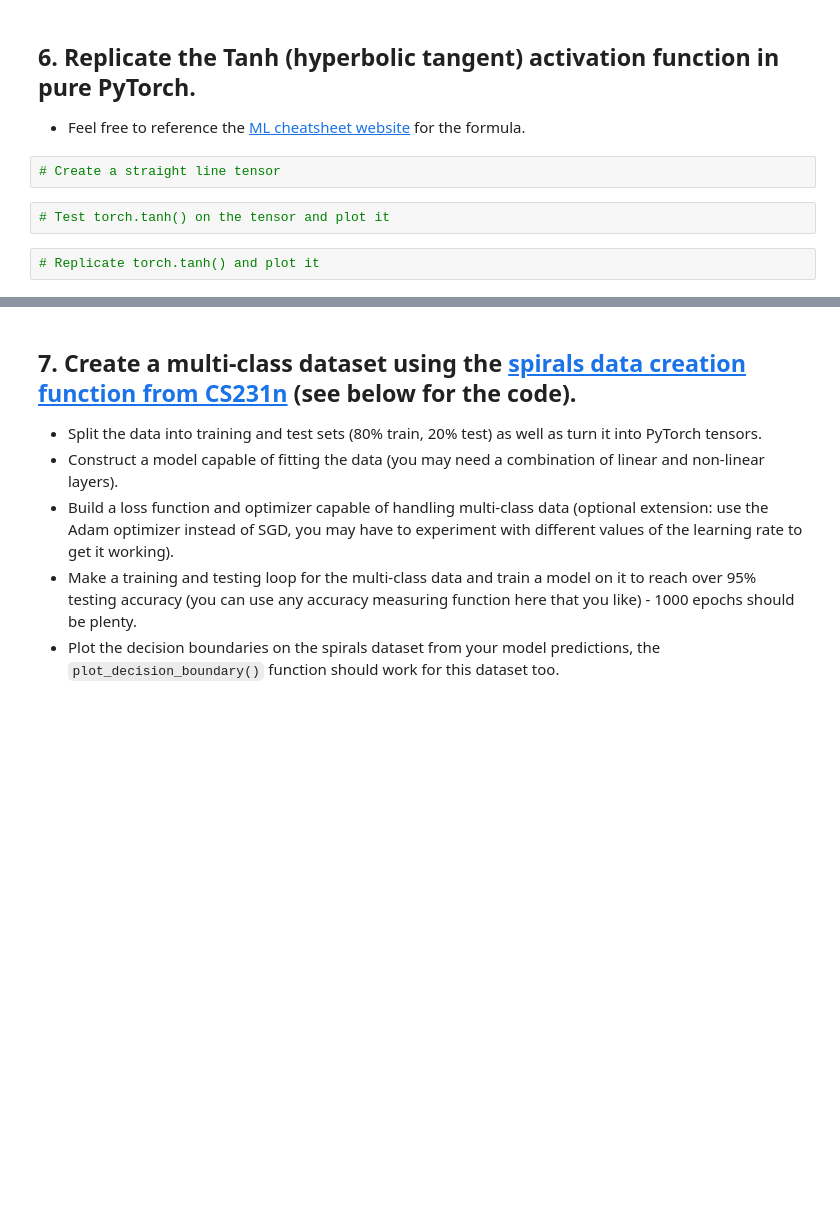
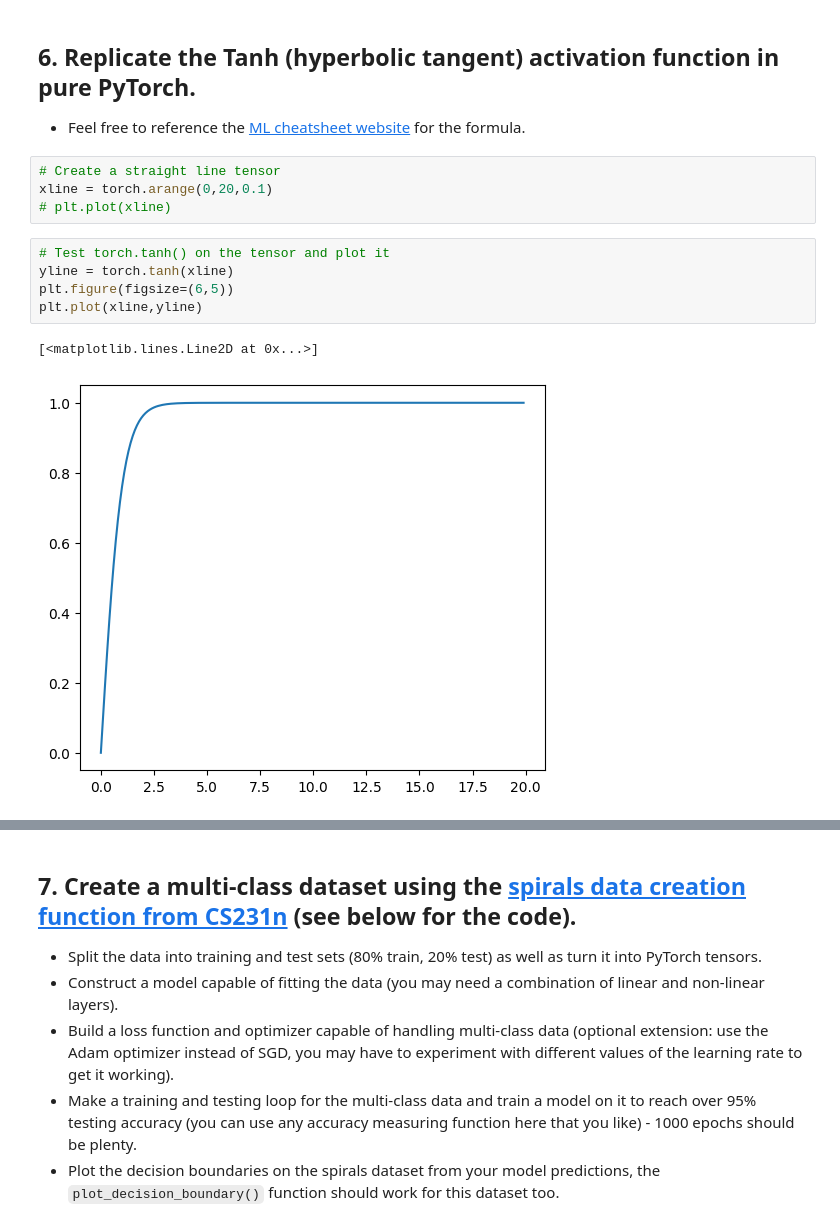
Before and after one commit to yatoxlee/PyTorch-for-Deep-Learning-Machine-Learning, a Jupyter notebook: exercises/02_pytorch_classification_exercises.ipynb, the cells around one changed output, grey strips where cells are left out. Saved outputs shown, nothing was run; the diff lists cells and outputs as text; blank space fills up the shorter version.

```diff
--- a/exercises/02_pytorch_classification_exercises.ipynb
+++ b/exercises/02_pytorch_classification_exercises.ipynb
@@ -311,7 +353,13 @@ def plot_decision_boundary(model, X, y):
   * Feel free to reference the [ML cheatsheet website](https://ml-cheatsheet.readthedocs.io/en/latest/activation_functions.html#tanh) for the formula.
 # %%
 # Create a straight line tensor
+xline = torch.arange(0,20,0.1)
+# plt.plot(xline)
 # %%
 # Test torch.tanh() on the tensor and plot it
+yline = torch.tanh(xline)
+plt.figure(figsize=(6,5))
+plt.plot(xline,yline)
+# %% [output]
+[<matplotlib.lines.Line2D at 0x...>]
+[figure, added]
-# %%
-# Replicate torch.tanh() and plot it
```
Also changed, not shown: parts of 17 cells of this notebook.
